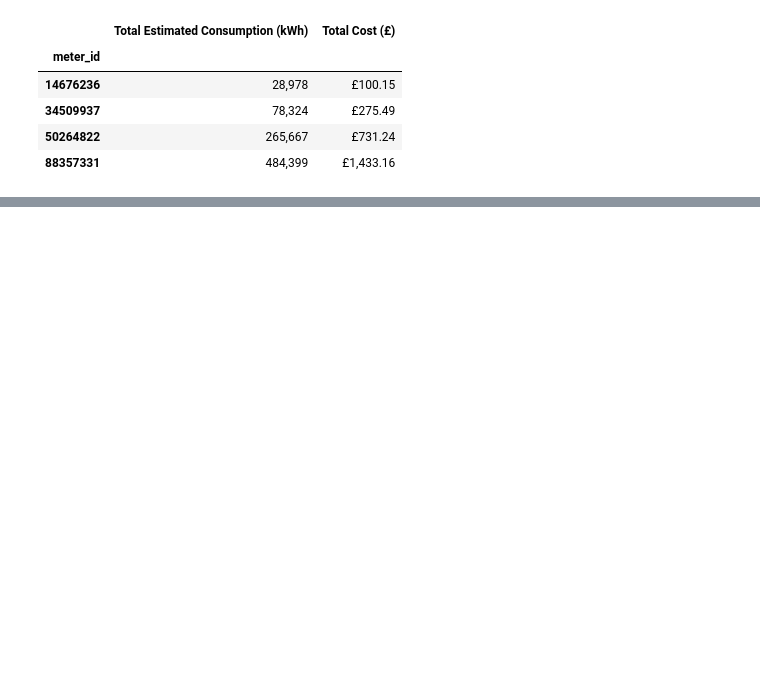
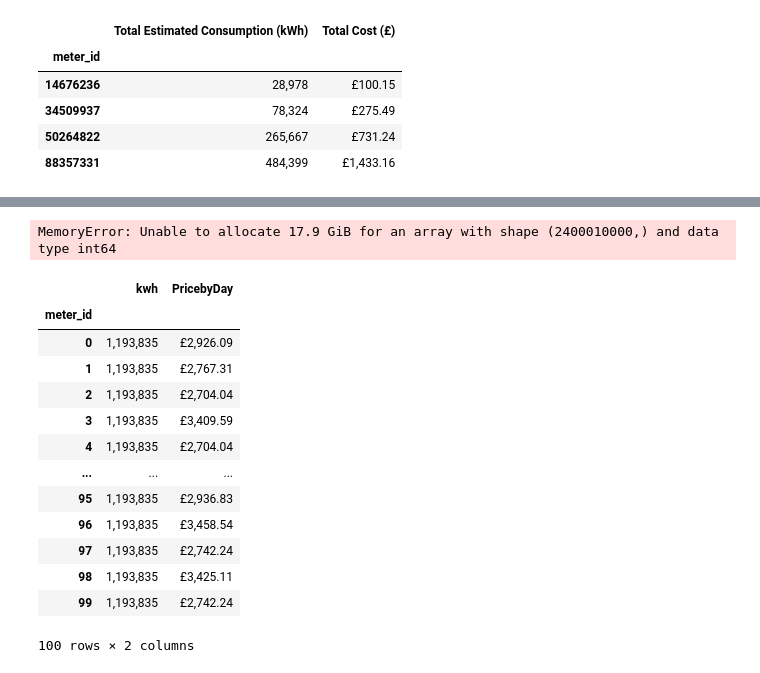
Before and after one commit to llaubal/gorilla_test, a Jupyter notebook: gorilla.ipynb, the cells around one changed output, grey strips where cells are left out. Cells and saved outputs as stored; diff of their text form; code cells hidden in the pictures; blank space fills up the shorter version.

```diff
--- a/gorilla.ipynb
+++ b/gorilla.ipynb
@@ -271,0 +112,24 @@ Kernels ━━━━━━━━━━━━━━━━━━━━╺━━━
+# %%
+def random_timeseries(list_meters, start_date, nbr_days):
+    from datetime import datetime, timedelta
+    import pandas as pd
+    import numpy as np
+
+    # Convert start date string to datetime object and calculate end date
+    start_date = datetime.strptime(start_date, "%Y:%m:%d")
+    end_date = start_date + timedelta(days=nbr_days)
+
+    # Create date range with 1 hour frequency
+    time_range = pd.date_range(start=start_date, end=end_date, freq='1H')
+
+    # Generate random values for kwh between 0 and 1000
+    kwh = np.around(np.random.uniform(low = 0, high = 1000, size = len(time_range)), decimals = 4)
+
+    # Create dataframe for each meter
+    meter_ids = np.repeat(list_meters['meter_id'], len(time_range))
+    rdn_timeseries = pd.DataFrame({'meter_id': meter_ids, 'date': np.tile(time_range, len(list_meters)), 'kwh': np.tile(kwh, len(list_meters))})
+
+    return rdn_timeseries
+random_timeseries(randomGenerator(500),'2020:04:1',500)
+# %% [output]
+MemoryError: Unable to allocate 17.9 GiB for an array with shape (2400010000,) and data type int64
@@ -271,0 +170,33 @@ Kernels ━━━━━━━━━━━━━━━━━━━━╺━━━
+# %%
+def launchTransport(nbrMeters, nbrDays):
+    import pandas as pd
+
+    #Function to start the computation of transportRdnTable2 by passing nbrMeters and nbrDays as parameters
+
+    listMeterTest=randomGenerator(nbrMeters)
+
+    forecastTest=random_timeseries(listMeterTest,'2020:04:1',nbrDays)
+
+
+    test_data = pd.ExcelFile('/home/lhowk/Downloads/gorilla_test_data.xlsx')
+    rate_table=test_data.parse('rate_table')
+
+
+    return transportRdnTable2(listMeterTest, forecastTest, rate_table)
+
+launchTransport(100,100)
+# %% [output]
+|  | kwh | PricebyDay |
+| meter_id |  |  |
+| 0 | 1,193,835 | £2,926.09 |
+| 1 | 1,193,835 | £2,767.31 |
+| 2 | 1,193,835 | £2,704.04 |
+| 3 | 1,193,835 | £3,409.59 |
+| 4 | 1,193,835 | £2,704.04 |
+| ... | ... | ... |
+| 95 | 1,193,835 | £2,936.83 |
+| 96 | 1,193,835 | £3,458.54 |
+| 97 | 1,193,835 | £2,742.24 |
+| 98 | 1,193,835 | £3,425.11 |
+| 99 | 1,193,835 | £2,742.24 |
+100 rows × 2 columns
```
Also changed, not shown: parts of 8 cells of this notebook.
